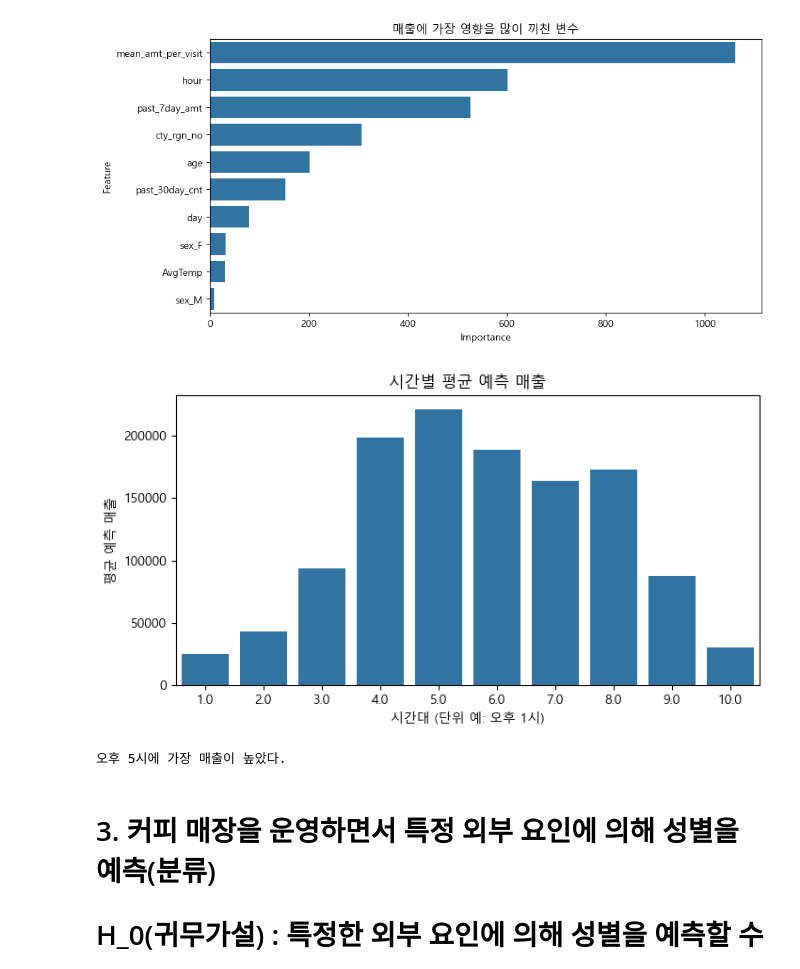
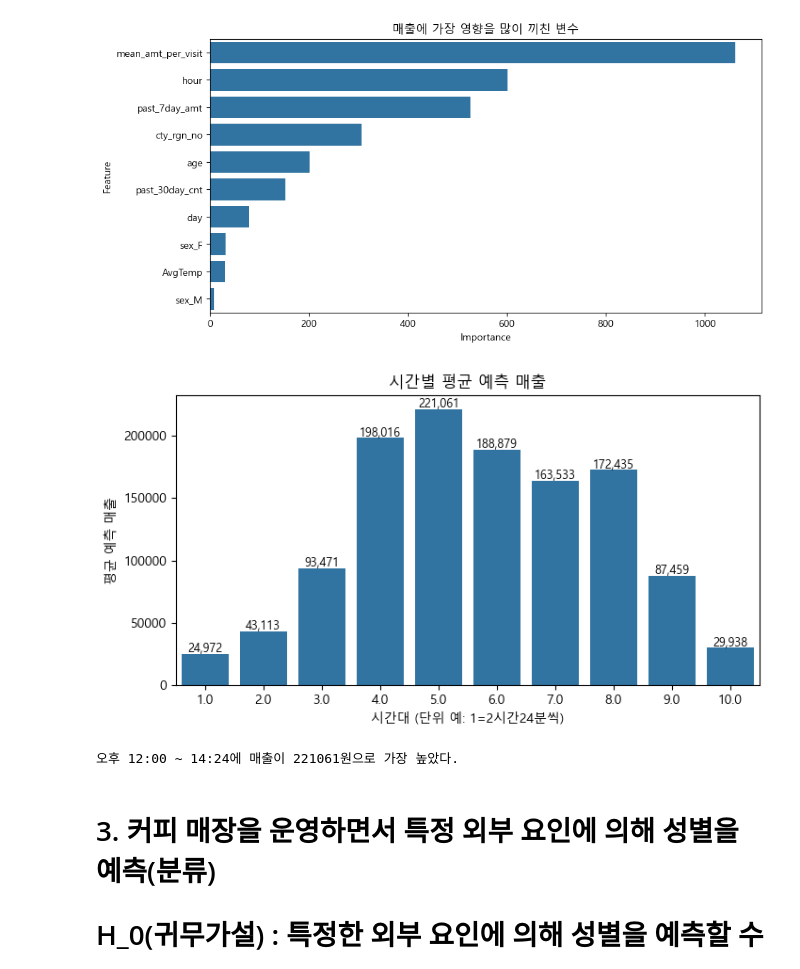
Before and after one commit to ESTCAMP-Team5/first_project, a Jupyter notebook: credit_card_usage_modeling/workspace/EDA/minseok/data/card2.ipynb, the cells around one changed output. Saved outputs shown, nothing was run; the diff lists cells and outputs as text; code cells hidden in the pictures.

```diff
--- a/credit_card_usage_modeling/workspace/EDA/minseok/data/card2.ipynb
+++ b/credit_card_usage_modeling/workspace/EDA/minseok/data/card2.ipynb
@@ -221,3 +222,5 @@ print(f"p값 : {p_value}")
 # %% [output]
 상관계수 : 0.01707665463305859
 p값 : 3.8442665126135742e-112
+# %%
+df_encoded = pd.get_dummies(df, columns=['sex']).astype(float)
@@ -231,6 +318,9 @@ p값 : 3.8442665126135742e-112
 #다만 p-value값이 대부분 0.05보다 작으므로 F값은 값이 클수록 집단 간 유의미한 관계가 있다고 볼 수 있으므로 F값이 크면서 p-value값이 작은 값들을 찾아보면
 #sex : cnt > amt > age > ta_ymd > AvgTemp > hour > cty_rgn_no 순으로 변수와 유의미한 관계가 있다.
 #통계적으로 성별은 cnt의 영향을 제일 많이 받음을 알 수 있으며, 성별에 따라 커피 매출에 어느정도 영향을 받음을 알 수 있다.
+df_encoded['sex'] = df_encoded[['sex_F', 'sex_M']].idxmax(axis=1).str.replace('sex_', '')
+df = df_encoded.drop(columns=['sex_F', 'sex_M'])
+
 for cat in cat_cols:
     for num in num_cols:
         groups = [df[df[cat]==level][num]for level in df[cat].unique()]
@@ -350,22 +440,25 @@ plt.show()
 # %%
 #가장 영향을 준 변수인 'hour'(피처변수 제외)로 시간대에 따른 매출 확인
 X_amt_test_copy = X_amt_test.copy()
 X_amt_test_copy['predicted_amt'] = np.expm1(y_pred_amt)
 
 # 시간대별 평균 예측 매출
 mean_amt_by_hour = X_amt_test_copy.groupby('hour')['predicted_amt'].mean()
 
 # 시각화
 plt.figure(figsize=(8,4))
 sns.barplot(x=mean_amt_by_hour.index, y=mean_amt_by_hour.values)
 plt.title("시간별 평균 예측 매출")
-plt.xlabel("시간대 (단위 예: 오후 1시)")
+plt.xlabel("시간대 (단위 예: 1=2시간24분씩)")
 plt.ylabel("평균 예측 매출")
+for x, y in zip(mean_amt_by_hour.index.astype(int), mean_amt_by_hour.values):
+    plt.text(x-1, y+1500, f'{y:,.0f}', ha='center', fontsize=9)
+
 plt.show()
-print("오후 5시에 가장 매출이 높았다.")
+print("오후 12:00 ~ 14:24에 매출이 {:.0f}원으로 가장 높았다.".format(mean_amt_by_hour.values.max()))
 # %% [output]
-[figure, old version]
+[figure, new version]
-오후 5시에 가장 매출이 높았다.
+오후 12:00 ~ 14:24에 매출이 221061원으로 가장 높았다.
 # %% [markdown]
 # 3. 커피 매장을 운영하면서 특정 외부 요인에 의해 성별을 예측(분류)
 # H_0(귀무가설) : 특정한 외부 요인에 의해 성별을 예측할 수 없다.
```
Also changed, not shown: parts of 15 cells of this notebook.
